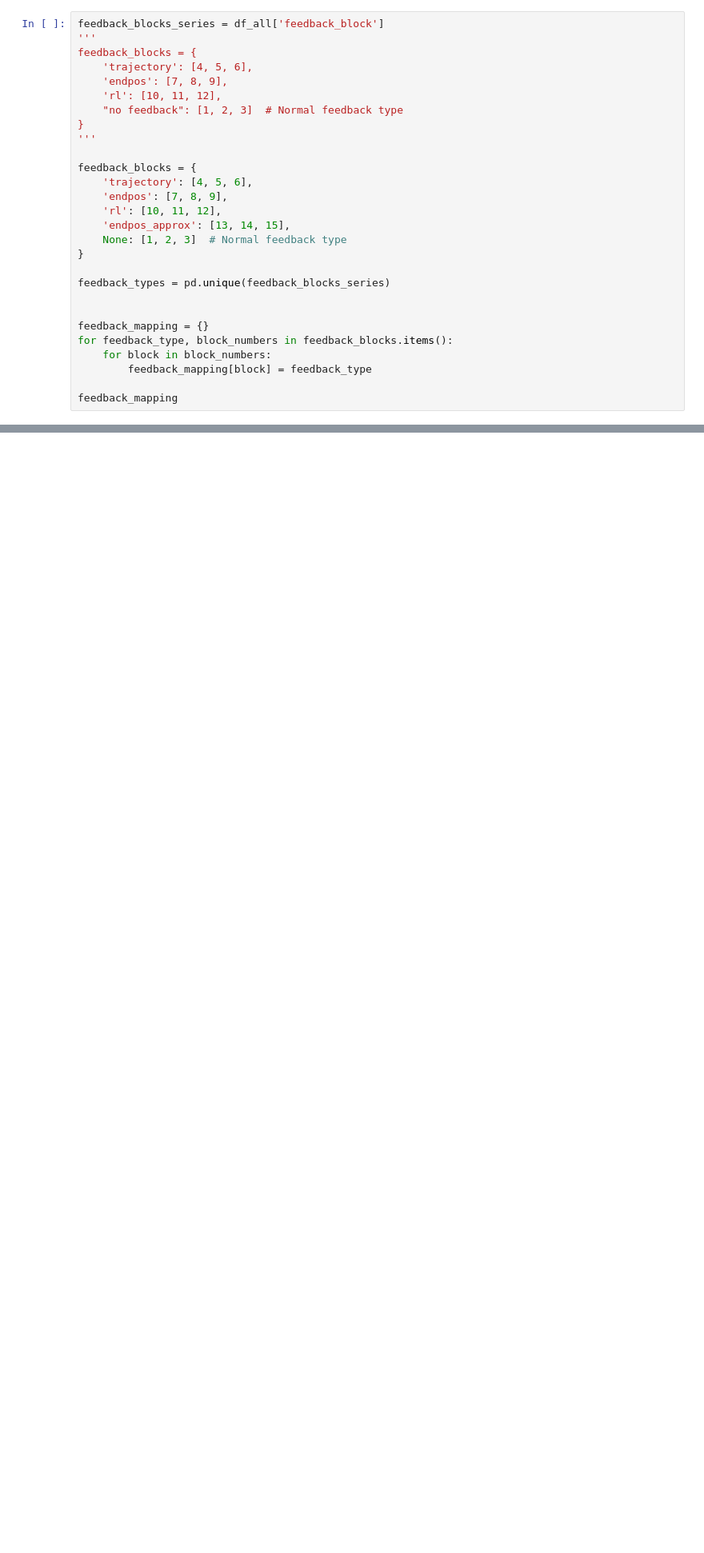
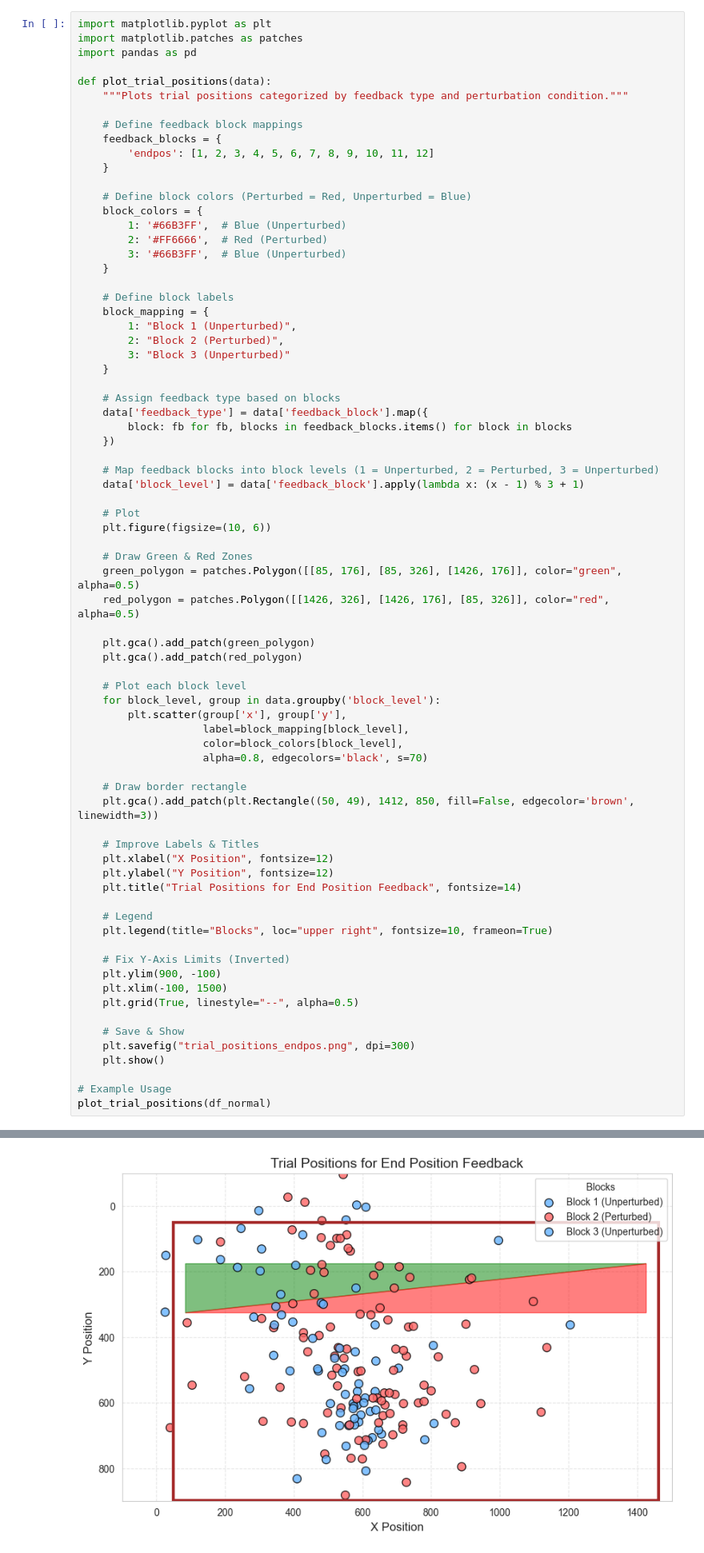
Before and after one commit to Ahmed-Eldably/neural_modelling_24, a Jupyter notebook: computatinal_motor_learning/04_the_bavarian_game_2/Untitled.ipynb, the cells around one changed output, grey strips where cells are left out. Shown at 80% size. Drawn from its saved outputs; the diff is of its cells as text; blank space fills up the shorter version.

```diff
--- a/computatinal_motor_learning/04_the_bavarian_game_2/Untitled.ipynb
+++ b/computatinal_motor_learning/04_the_bavarian_game_2/Untitled.ipynb
@@ -58,29 +70,75 @@ df_all
 # %%
-feedback_blocks_series = df_all['feedback_block']
-'''
-feedback_blocks = {
-    'trajectory': [4, 5, 6],
-    'endpos': [7, 8, 9],
-    'rl': [10, 11, 12],
-    "no feedback": [1, 2, 3]  # Normal feedback type
-}
-'''
+import matplotlib.pyplot as plt
+import matplotlib.patches as patches
+import pandas as pd
 
-feedback_blocks = {
-    'trajectory': [4, 5, 6],
-    'endpos': [7, 8, 9],
-    'rl': [10, 11, 12],
-    'endpos_approx': [13, 14, 15],
-    None: [1, 2, 3]  # Normal feedback type
-}
+def plot_trial_positions(data):
+    """Plots trial positions categorized by feedback type and perturbation condition."""
 
-feedback_types = pd.unique(feedback_blocks_series)
+    # Define feedback block mappings
+    feedback_blocks = {
+        'endpos': [1, 2, 3, 4, 5, 6, 7, 8, 9, 10, 11, 12]
+    }
 
+    # Define block colors (Perturbed = Red, Unperturbed = Blue)
+    block_colors = {
+        1: '#66B3FF',  # Blue (Unperturbed)
+        2: '#FF6666',  # Red (Perturbed)
+        3: '#66B3FF',  # Blue (Unperturbed)
+    }
 
-feedback_mapping = {}
-for feedback_type, block_numbers in feedback_blocks.items():
-    for block in block_numbers:
-        feedback_mapping[block] = feedback_type
+    # Define block labels
+    block_mapping = {
+        1: "Block 1 (Unperturbed)",
+        2: "Block 2 (Perturbed)",
+        3: "Block 3 (Unperturbed)"
+    }
 
-feedback_mapping
+    # Assign feedback type based on blocks
+    data['feedback_type'] = data['feedback_block'].map({
+        block: fb for fb, blocks in feedback_blocks.items() for block in blocks
+    })
+
+    # Map feedback blocks into block levels (1 = Unperturbed, 2 = Perturbed, 3 = Unperturbed)
+    data['block_level'] = data['feedback_block'].apply(lambda x: (x - 1) % 3 + 1)
+
+    # Plot
+    plt.figure(figsize=(10, 6))
+
+    # Draw Green & Red Zones
+    green_polygon = patches.Polygon([[85, 176], [85, 326], [1426, 176]], color="green", alpha=0.5)
+    red_polygon = patches.Polygon([[1426, 326], [1426, 176], [85, 326]], color="red", alpha=0.5)
+
+    plt.gca().add_patch(green_polygon)
+    plt.gca().add_patch(red_polygon)
+
+    # Plot each block level
+    for block_level, group in data.groupby('block_level'):
+        plt.scatter(group['x'], group['y'],
+                    label=block_mapping[block_level],
+                    color=block_colors[block_level],
+                    alpha=0.8, edgecolors='black', s=70)
+
+    # Draw border rectangle
+    plt.gca().add_patch(plt.Rectangle((50, 49), 1412, 850, fill=False, edgecolor='brown', linewidth=3))
+
+    # Improve Labels & Titles
+    plt.xlabel("X Position", fontsize=12)
+    plt.ylabel("Y Position", fontsize=12)
+    plt.title("Trial Positions for End Position Feedback", fontsize=14)
+
+    # Legend
+    plt.legend(title="Blocks", loc="upper right", fontsize=10, frameon=True)
+
+    # Fix Y-Axis Limits (Inverted)
+    plt.ylim(900, -100)
+    plt.xlim(-100, 1500)
+    plt.grid(True, linestyle="--", alpha=0.5)
+
+    # Save & Show
+    plt.savefig("trial_positions_endpos.png", dpi=300)
+    plt.show()
+
+# Example Usage
+plot_trial_positions(df_normal)
 # %% [output]
@@ -102 +145,2 @@ feedback_mapping
+[figure, added]
 # %%
```
Also changed, not shown: parts of 9 cells of this notebook, 19 other files.
